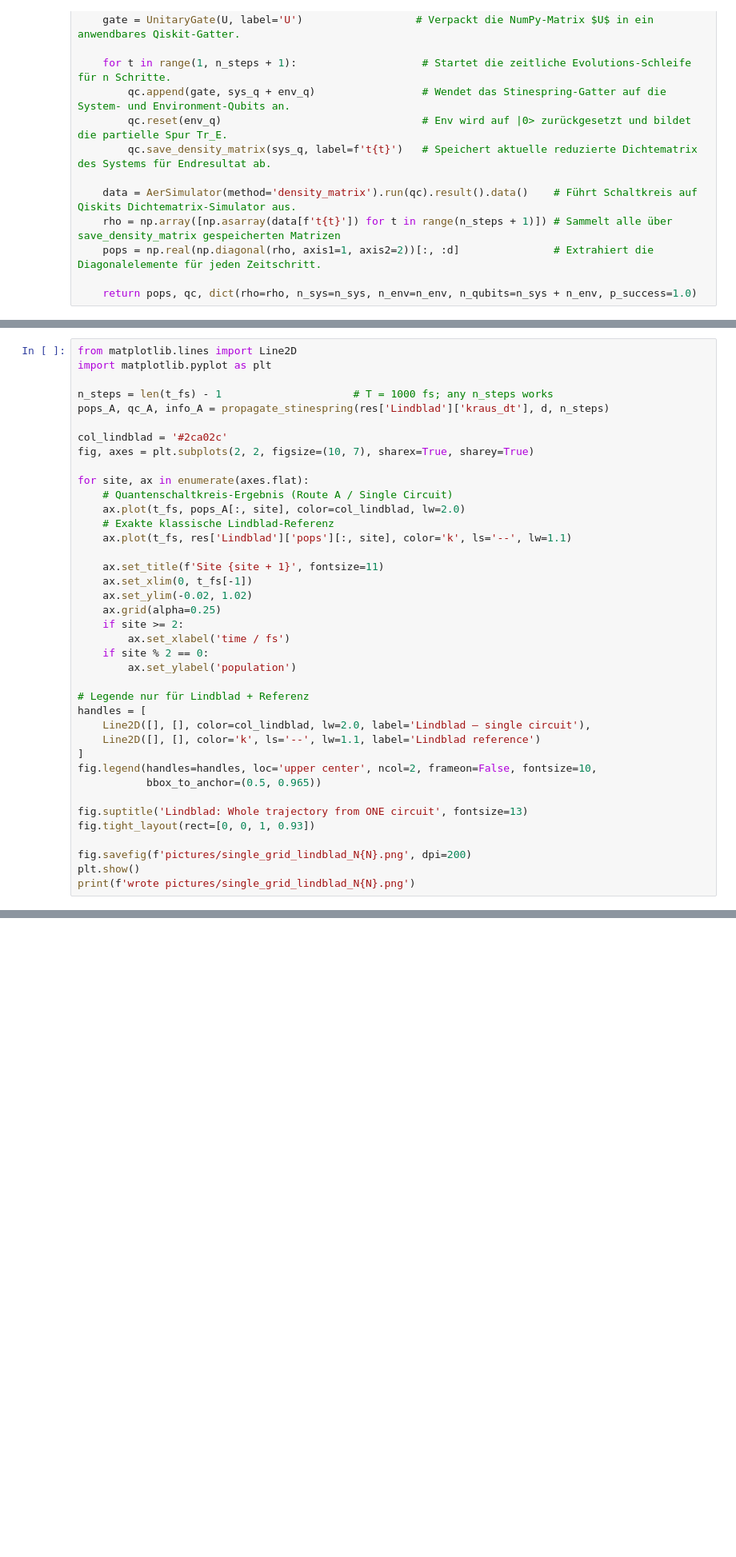
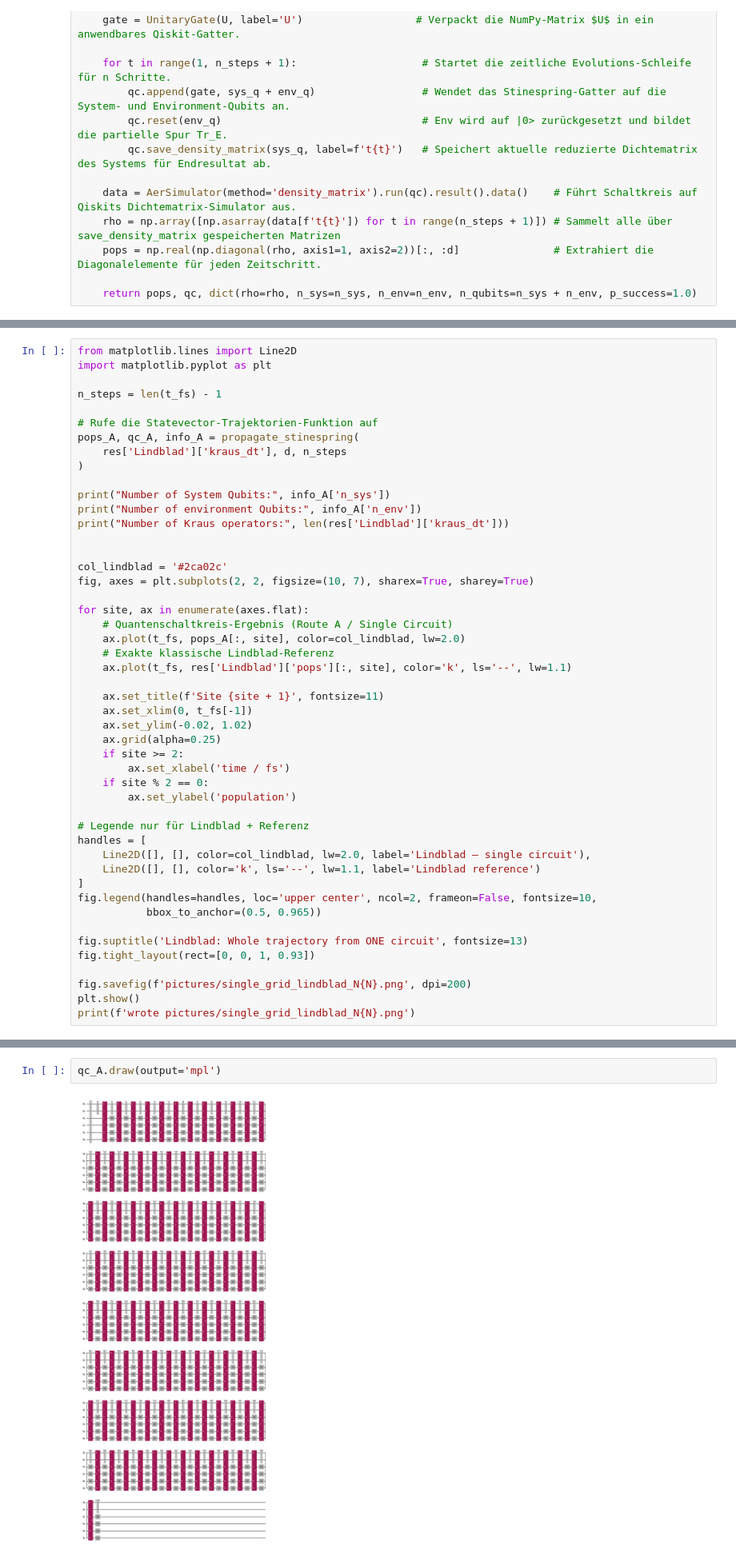
Before and after one commit to Simon14052002/Seneviratne_Pathintegral, a Jupyter notebook: maps_to_grid/enhanced/single_grid_markov.ipynb, the cells around one changed output, grey strips where cells are left out. Shown at 80% size. Drawn from its saved outputs; the diff is of its cells as text; blank space fills up the shorter version.

```diff
--- a/maps_to_grid/enhanced/single_grid_markov.ipynb
+++ b/maps_to_grid/enhanced/single_grid_markov.ipynb
@@ -142,8 +145,17 @@ def propagate_stinespring(kraus, d, n_steps, rho0=None):    # Baut den Qiskit-Sc
 from matplotlib.lines import Line2D
 import matplotlib.pyplot as plt
 
-n_steps = len(t_fs) - 1                     # T = 1000 fs; any n_steps works
-pops_A, qc_A, info_A = propagate_stinespring(res['Lindblad']['kraus_dt'], d, n_steps)
+n_steps = len(t_fs) - 1
+
+# Rufe die Statevector-Trajektorien-Funktion auf
+pops_A, qc_A, info_A = propagate_stinespring(
+    res['Lindblad']['kraus_dt'], d, n_steps
+)
+
+print("Number of System Qubits:", info_A['n_sys'])
+print("Number of environment Qubits:", info_A['n_env'])
+print("Number of Kraus operators:", len(res['Lindblad']['kraus_dt']))
+
 
 col_lindblad = '#2ca02c'
 fig, axes = plt.subplots(2, 2, figsize=(10, 7), sharex=True, sharey=True)
@@ -182,0 +198,4 @@ wrote pictures/single_grid_lindblad_N4.png
+# %%
+qc_A.draw(output='mpl')
+# %% [output]
+[figure, added]
```
Also changed, not shown: parts of 5 cells of this notebook, 1 other file.
